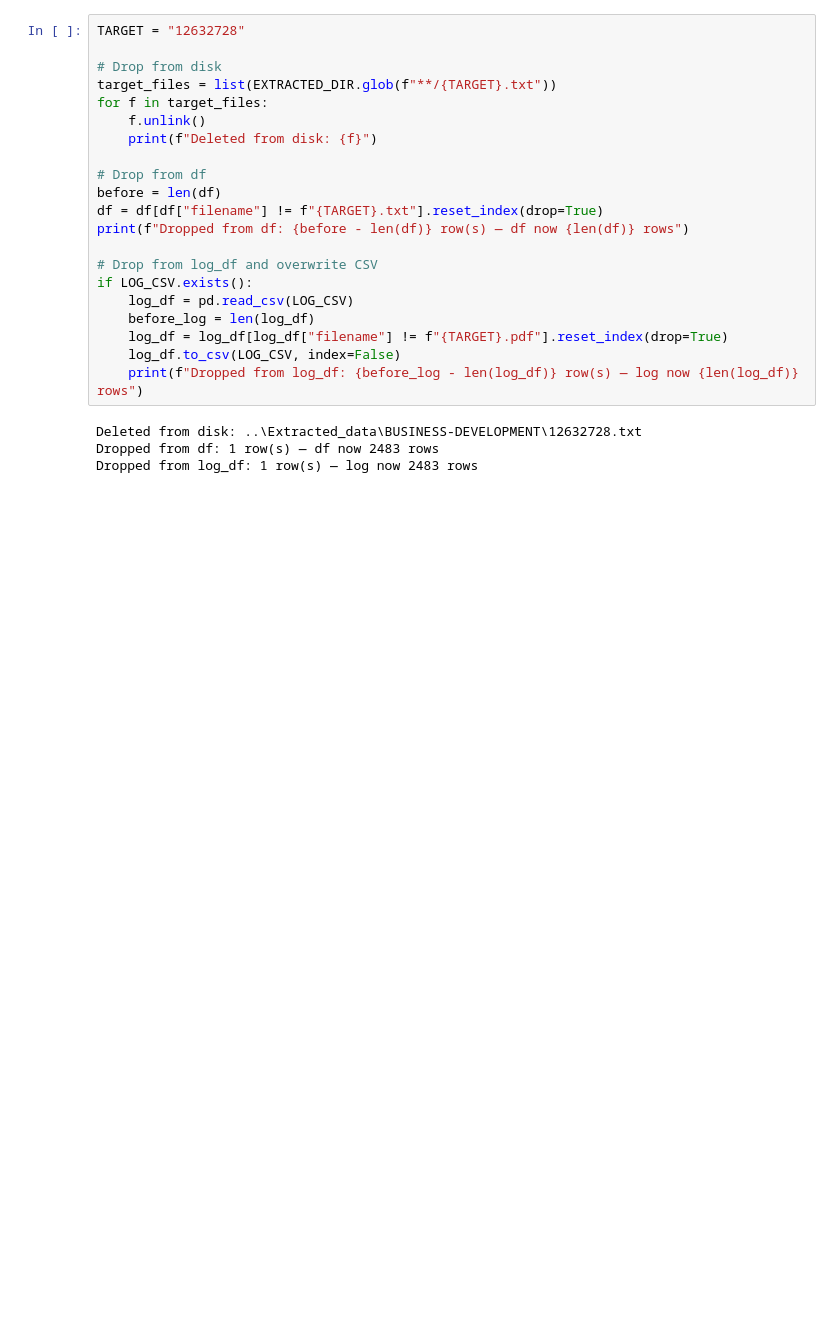
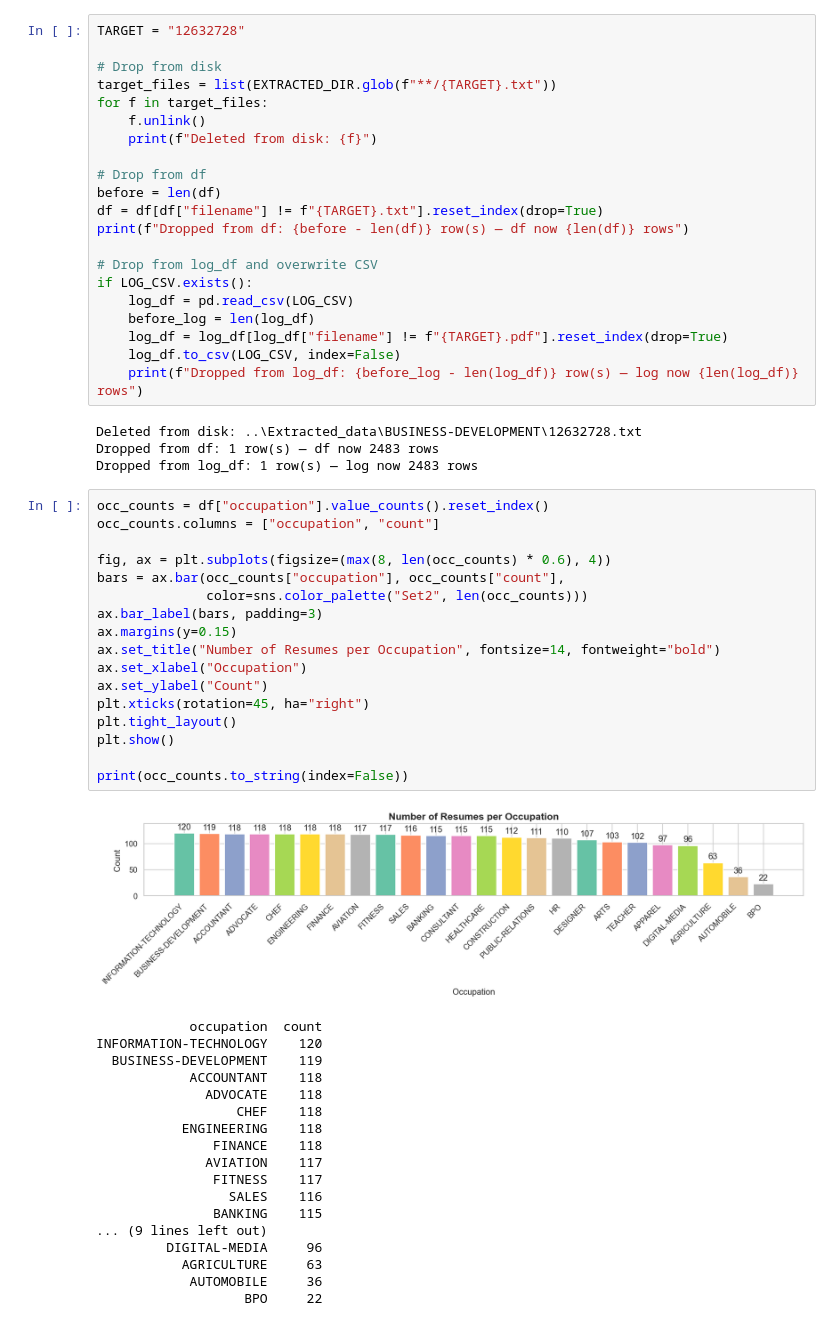
Before and after one commit to jotikaleeshya/CV-Screening-RM, a Jupyter notebook: Code/EDA.ipynb, the cells around one changed output. Cells and saved outputs as stored; diff of their text form; blank space fills up the shorter version.

Commit message:
Occupation distribution visualization

```diff
--- a/Code/EDA.ipynb
+++ b/Code/EDA.ipynb
@@ -151,3 +151,39 @@ if LOG_CSV.exists():
 Deleted from disk: ..\Extracted_data\BUSINESS-DEVELOPMENT\12632728.txt
 Dropped from df: 1 row(s) — df now 2483 rows
 Dropped from log_df: 1 row(s) — log now 2483 rows
+# %%
+occ_counts = df["occupation"].value_counts().reset_index()
+occ_counts.columns = ["occupation", "count"]
+
+fig, ax = plt.subplots(figsize=(max(8, len(occ_counts) * 0.6), 4))
+bars = ax.bar(occ_counts["occupation"], occ_counts["count"],
+              color=sns.color_palette("Set2", len(occ_counts)))
+ax.bar_label(bars, padding=3)
+ax.margins(y=0.15)
+ax.set_title("Number of Resumes per Occupation", fontsize=14, fontweight="bold")
+ax.set_xlabel("Occupation")
+ax.set_ylabel("Count")
+plt.xticks(rotation=45, ha="right")
+plt.tight_layout()
+plt.show()
+
+print(occ_counts.to_string(index=False))
+# %% [output]
+[figure, added]
+            occupation  count
+INFORMATION-TECHNOLOGY    120
+  BUSINESS-DEVELOPMENT    119
+            ACCOUNTANT    118
+              ADVOCATE    118
+                  CHEF    118
+           ENGINEERING    118
+               FINANCE    118
+              AVIATION    117
+               FITNESS    117
+                 SALES    116
+               BANKING    115
+... (9 lines left out)
+         DIGITAL-MEDIA     96
+           AGRICULTURE     63
+            AUTOMOBILE     36
+                   BPO     22
```
